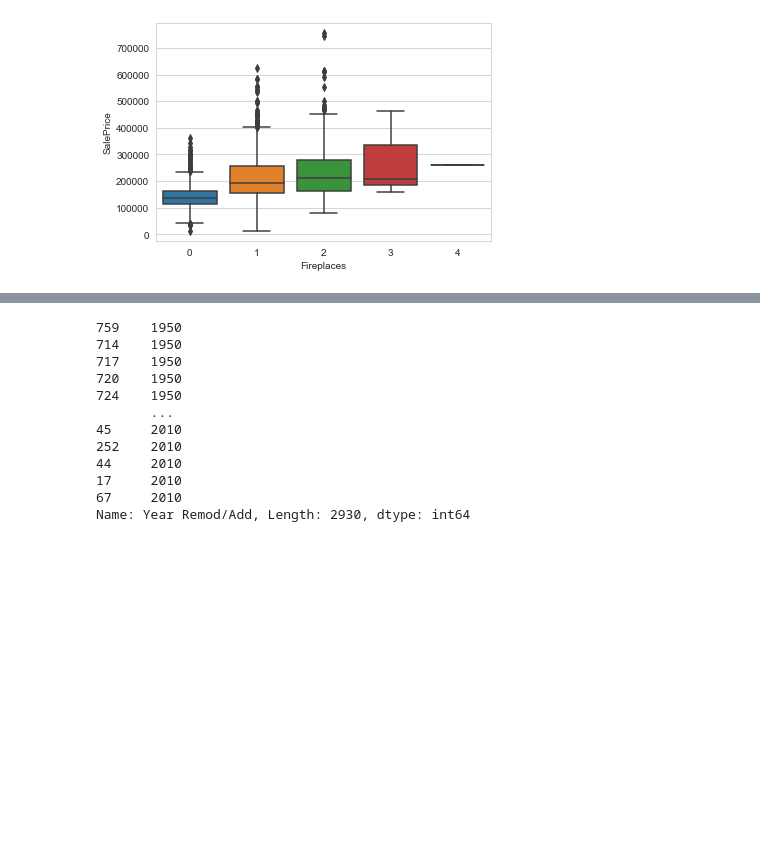
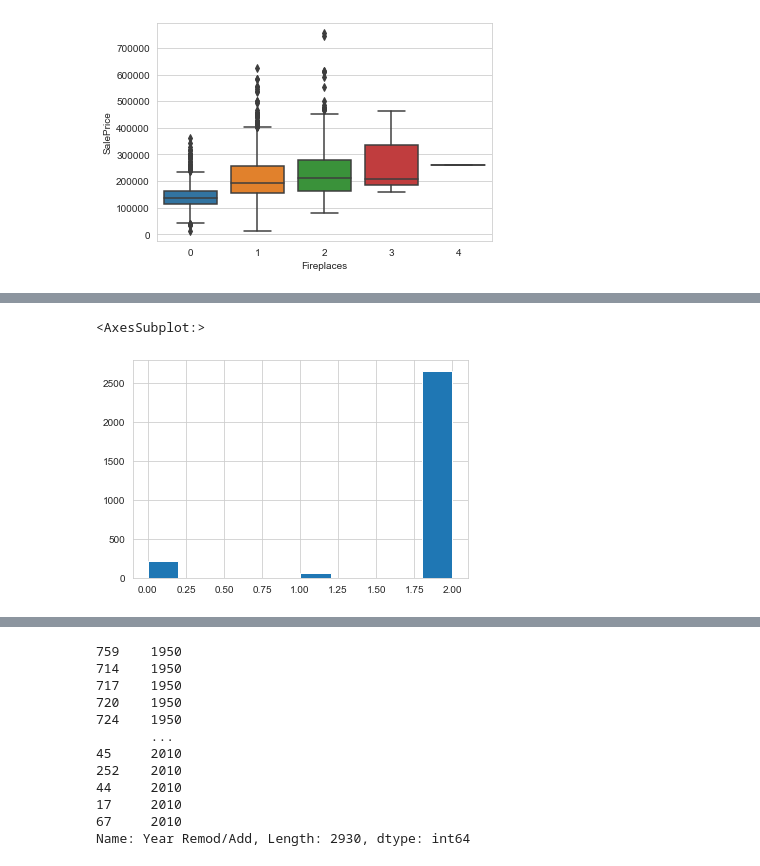
Before and after one commit to Flockyy/Projet_E2_P2, a Jupyter notebook: E2_analysis.ipynb, the cells around one changed output, grey strips where cells are left out. Saved outputs shown, nothing was run; the diff lists cells and outputs as text; code cells hidden in the pictures; blank space fills up the shorter version.

```diff
--- a/E2_analysis.ipynb
+++ b/E2_analysis.ipynb
@@ -482,0 +543,4 @@ ax = sns.boxplot(x='Fireplaces', y="SalePrice", data=pre_proc_df)
+# %%
+pre_proc_df['Paved Drive'][pre_proc_df['Paved Drive'] == 'P'] = 1
+pre_proc_df['Paved Drive'][pre_proc_df['Paved Drive'] == 'Y'] = 2
+pre_proc_df['Paved Drive'][pre_proc_df['Paved Drive'] == 'N'] = 0
@@ -482,0 +560,5 @@ ax = sns.boxplot(x='Fireplaces', y="SalePrice", data=pre_proc_df)
+# %%
+pre_proc_df['Paved Drive'].hist()
+# %% [output]
+<AxesSubplot:>
+[figure, added]
```
Also changed, not shown: parts of 46 cells of this notebook, 1 other file.
